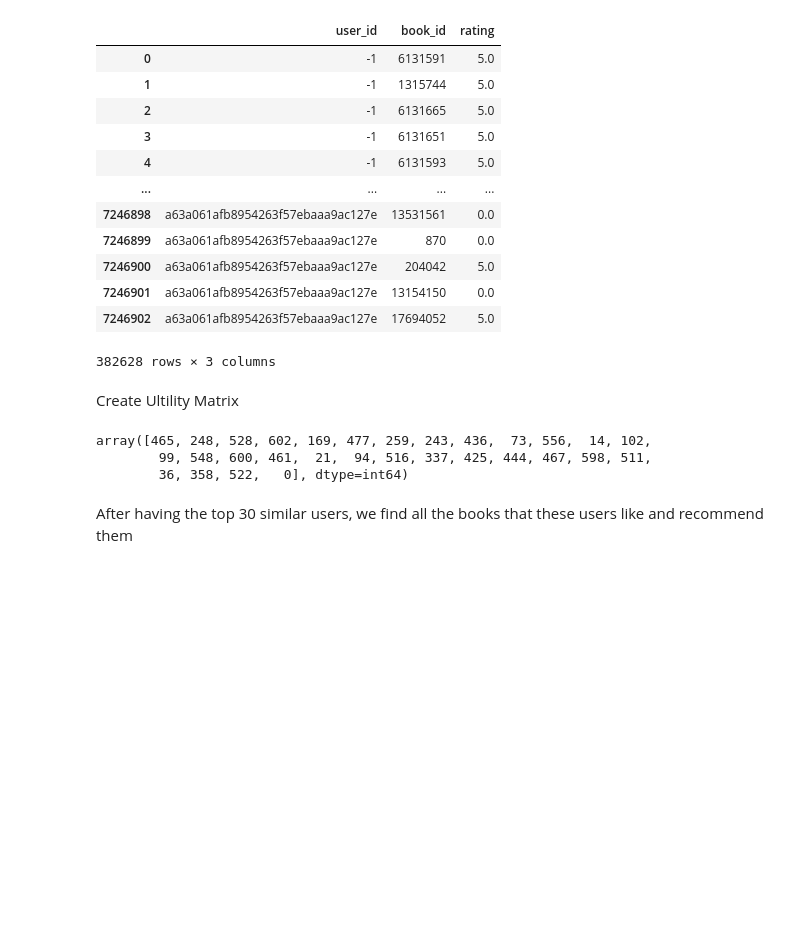
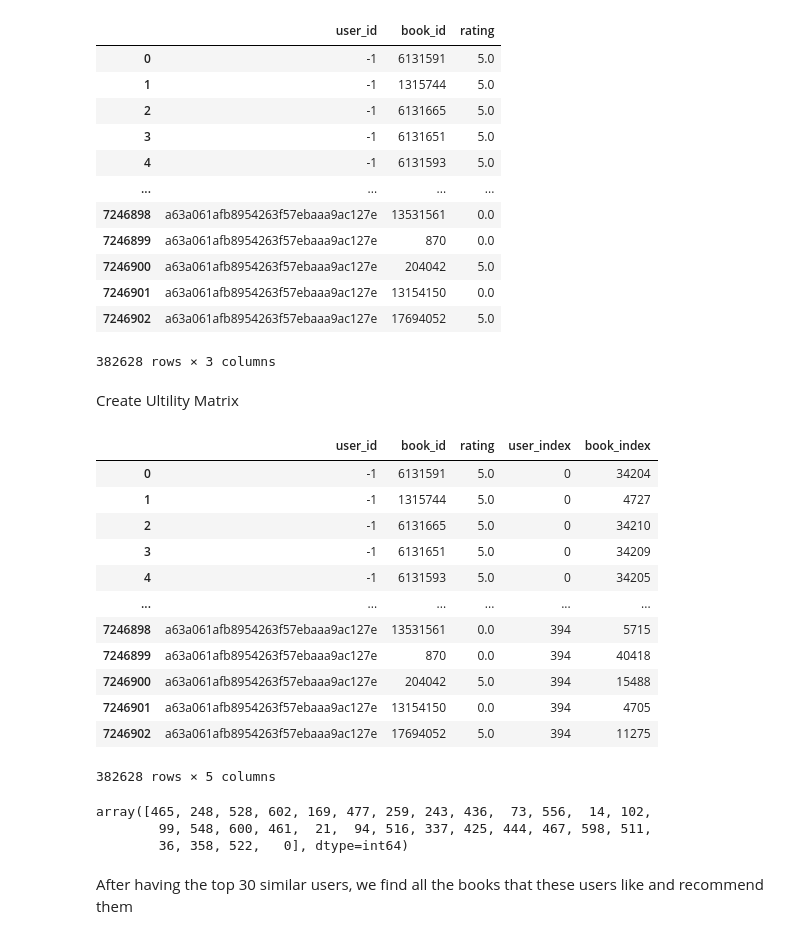
Before and after one commit to siunhanvjp/CF-Books-Recommender, a Jupyter notebook: book_recommendation.ipynb, the cells around one changed output. Saved outputs shown, nothing was run; the diff lists cells and outputs as text; code cells hidden in the pictures; blank space fills up the shorter version.

```diff
--- a/book_recommendation.ipynb
+++ b/book_recommendation.ipynb
@@ -390,7 +390,22 @@ Create Ultility Matrix
 # %%
 #indexing user and book so that we can create a ultility matrix to compare similarity between user
 interactions["user_index"] = interactions["user_id"].astype("category").cat.codes
 interactions["book_index"] = interactions["book_id"].astype("category").cat.codes
+interactions
+# %% [output]
+|  | user_id | book_id | rating | user_index | book_index |
+| 0 | -1 | 6131591 | 5.0 | 0 | 34204 |
+| 1 | -1 | 1315744 | 5.0 | 0 | 4727 |
+| 2 | -1 | 6131665 | 5.0 | 0 | 34210 |
+| 3 | -1 | 6131651 | 5.0 | 0 | 34209 |
+| 4 | -1 | 6131593 | 5.0 | 0 | 34205 |
+| ... | ... | ... | ... | ... | ... |
+| 7246898 | a63a061afb8954263f57ebaaa9ac127e | 13531561 | 0.0 | 394 | 5715 |
+| 7246899 | a63a061afb8954263f57ebaaa9ac127e | 870 | 0.0 | 394 | 40418 |
+| 7246900 | a63a061afb8954263f57ebaaa9ac127e | 204042 | 5.0 | 394 | 15488 |
+| 7246901 | a63a061afb8954263f57ebaaa9ac127e | 13154150 | 0.0 | 394 | 4705 |
+| 7246902 | a63a061afb8954263f57ebaaa9ac127e | 17694052 | 5.0 | 394 | 11275 |
+382628 rows × 5 columns
 # %%
 from scipy.sparse import coo_matrix
 # create ultility matrix
```
Also changed, not shown: parts of 8 cells of this notebook, 1 other file.
